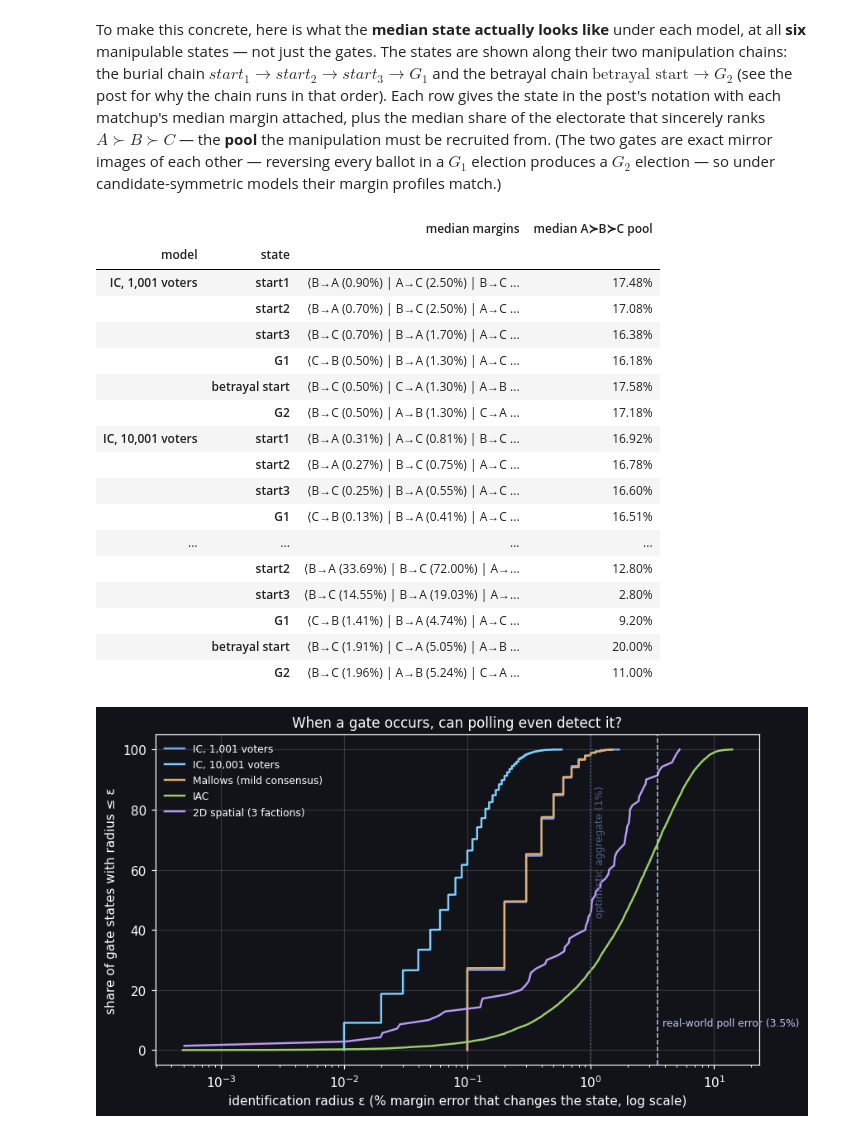
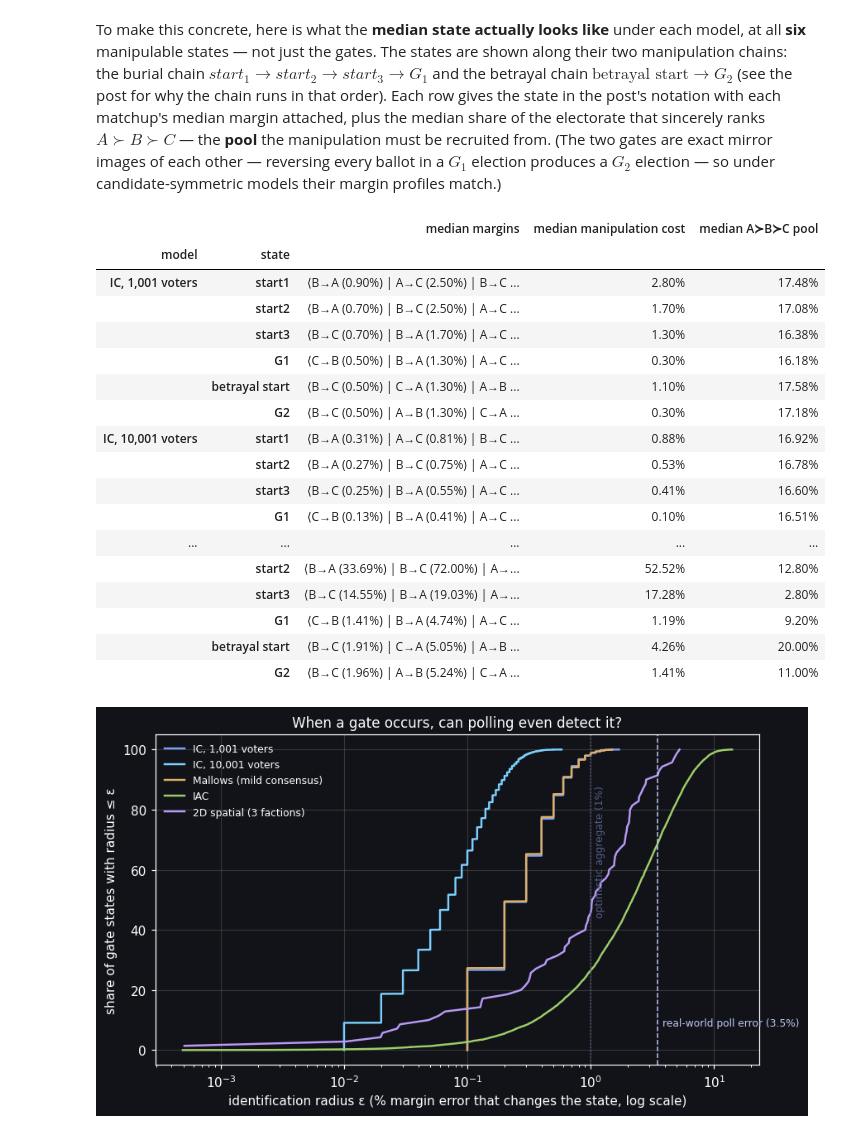
Before and after one commit to eigentaylor/eigentaylor.github.io, a Jupyter notebook: assets/jupyter/better_choices_simulations.ipynb, the cells around one changed output. Cells and saved outputs as stored; diff of their text form; code cells hidden in the pictures.

```diff
--- a/assets/jupyter/better_choices_simulations.ipynb
+++ b/assets/jupyter/better_choices_simulations.ipynb
@@ -79,6 +79,17 @@ def classify(mAB, mBC, mCA):
     oi = _lut27[order[:,0]*9 + order[:,1]*3 + order[:,2]]
     sc = (mAB > 0).astype(int) + 2*(mBC > 0).astype(int) + 4*(mCA > 0).astype(int)
     return cyclic_lut[oi, sc], state_id_lut[oi, sc]
+
+def manip_delta(sid, mAB, mBC):
+    '''delta* = minimal insincere-vote fraction (of the electorate) needed to
+    push a state to its gate: half the gap between the closest two matchups,
+    signed for whichever lie (burial vs. betrayal) the state calls for.
+    NaN outside the six named states.'''
+    delta = np.full(len(sid), np.nan)
+    bur, bet = np.isin(sid, list(BURIAL_IDS)), (sid >= 4)
+    delta[bur] = (mBC[bur] - mAB[bur]) / 2
+    delta[bet] = (mAB[bet] - mBC[bet]) / 2
+    return delta
 # %% [markdown]
 ## The cast of voter models
 
@@ -288,45 +299,48 @@ candidate-symmetric models their margin profiles match.)
 # %%
 def bracket(cu, sid_target, state):
     _, sid = classify(cu['mAB'], cu['mBC'], cu['mCA'])
     mask = (sid == sid_target)
     M = np.abs(np.stack([cu['mAB'], cu['mBC'], cu['mCA']], axis=1))[mask]
     M.sort(axis=1)
     labels = [f"{w}→{l}" for w, l in state]
     p1, p2, p3 = (np.median(M[:, k])*100 for k in range(3))
+    delta = manip_delta(sid, cu['mAB'], cu['mBC'])[mask]
+    manip_cost = np.median(delta)*100 if mask.any() else float('nan')
     pool_pct = np.median(cu['pool'][mask])*100 if mask.any() else float('nan')
     bracket_str = f"⟨{labels[0]} ({p1:.2f}%) | {labels[1]} ({p2:.2f}%) | {labels[2]} ({p3:.2f}%)⟩"
-    return bracket_str, pool_pct
+    return bracket_str, pool_pct, manip_cost
 
 rows = []
 for name, cu in cultures.items():
     for sid, (label, state, depth) in enumerate(named):
-        bracket_str, pool_pct = bracket(cu, sid, state)
+        bracket_str, pool_pct, manip_cost = bracket(cu, sid, state)
         rows.append({
             'model': name,
             'state': label,
             'median margins': bracket_str,
+            'median manipulation cost': f"{manip_cost:.2f}%",
             'median A≻B≻C pool': f"{pool_pct:.2f}%",
         })
 pd.DataFrame(rows).set_index(['model', 'state'])
 # %% [output]
-|  |  | median margins | median A≻B≻C pool |
-| model | state |  |  |
-| IC, 1,001 voters | start1 | ⟨B→A (0.90%) | A→C (2.50%) | B→C ... | 17.48% |
-|  | start2 | ⟨B→A (0.70%) | B→C (2.50%) | A→C ... | 17.08% |
-|  | start3 | ⟨B→C (0.70%) | B→A (1.70%) | A→C ... | 16.38% |
-|  | G1 | ⟨C→B (0.50%) | B→A (1.30%) | A→C ... | 16.18% |
-|  | betrayal start | ⟨B→C (0.50%) | C→A (1.30%) | A→B ... | 17.58% |
-|  | G2 | ⟨B→C (0.50%) | A→B (1.30%) | C→A ... | 17.18% |
-| IC, 10,001 voters | start1 | ⟨B→A (0.31%) | A→C (0.81%) | B→C ... | 16.92% |
-|  | start2 | ⟨B→A (0.27%) | B→C (0.75%) | A→C ... | 16.78% |
-|  | start3 | ⟨B→C (0.25%) | B→A (0.55%) | A→C ... | 16.60% |
-|  | G1 | ⟨C→B (0.13%) | B→A (0.41%) | A→C ... | 16.51% |
-| ... | ... | ... | ... |
-|  | start2 | ⟨B→A (33.69%) | B→C (72.00%) | A→... | 12.80% |
-|  | start3 | ⟨B→C (14.55%) | B→A (19.03%) | A→... | 2.80% |
-|  | G1 | ⟨C→B (1.41%) | B→A (4.74%) | A→C ... | 9.20% |
-|  | betrayal start | ⟨B→C (1.91%) | C→A (5.05%) | A→B ... | 20.00% |
-|  | G2 | ⟨B→C (1.96%) | A→B (5.24%) | C→A ... | 11.00% |
+|  |  | median margins | median manipulation cost | median A≻B≻C pool |
+| model | state |  |  |  |
+| IC, 1,001 voters | start1 | ⟨B→A (0.90%) | A→C (2.50%) | B→C ... | 2.80% | 17.48% |
+|  | start2 | ⟨B→A (0.70%) | B→C (2.50%) | A→C ... | 1.70% | 17.08% |
+|  | start3 | ⟨B→C (0.70%) | B→A (1.70%) | A→C ... | 1.30% | 16.38% |
+|  | G1 | ⟨C→B (0.50%) | B→A (1.30%) | A→C ... | 0.30% | 16.18% |
+|  | betrayal start | ⟨B→C (0.50%) | C→A (1.30%) | A→B ... | 1.10% | 17.58% |
+|  | G2 | ⟨B→C (0.50%) | A→B (1.30%) | C→A ... | 0.30% | 17.18% |
+| IC, 10,001 voters | start1 | ⟨B→A (0.31%) | A→C (0.81%) | B→C ... | 0.88% | 16.92% |
+|  | start2 | ⟨B→A (0.27%) | B→C (0.75%) | A→C ... | 0.53% | 16.78% |
+|  | start3 | ⟨B→C (0.25%) | B→A (0.55%) | A→C ... | 0.41% | 16.60% |
+|  | G1 | ⟨C→B (0.13%) | B→A (0.41%) | A→C ... | 0.10% | 16.51% |
+| ... | ... | ... | ... | ... |
+|  | start2 | ⟨B→A (33.69%) | B→C (72.00%) | A→... | 52.52% | 12.80% |
+|  | start3 | ⟨B→C (14.55%) | B→A (19.03%) | A→... | 17.28% | 2.80% |
+|  | G1 | ⟨C→B (1.41%) | B→A (4.74%) | A→C ... | 1.19% | 9.20% |
+|  | betrayal start | ⟨B→C (1.91%) | C→A (5.05%) | A→B ... | 4.26% | 20.00% |
+|  | G2 | ⟨B→C (1.96%) | A→B (5.24%) | C→A ... | 1.41% | 11.00% |
 # %%
 import matplotlib
 matplotlib.use('Agg')
```
Also changed, not shown: parts of 4 cells of this notebook.
